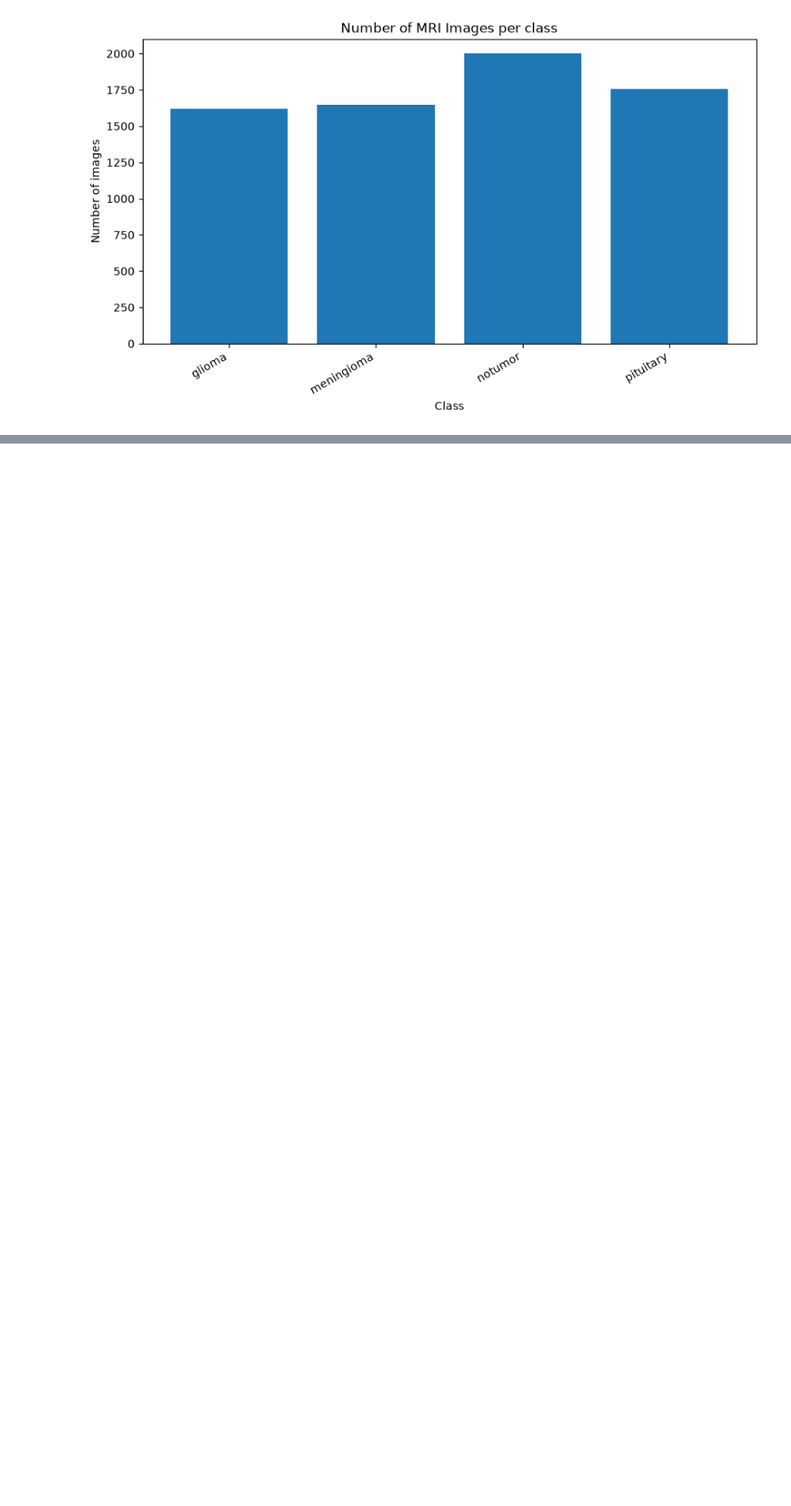
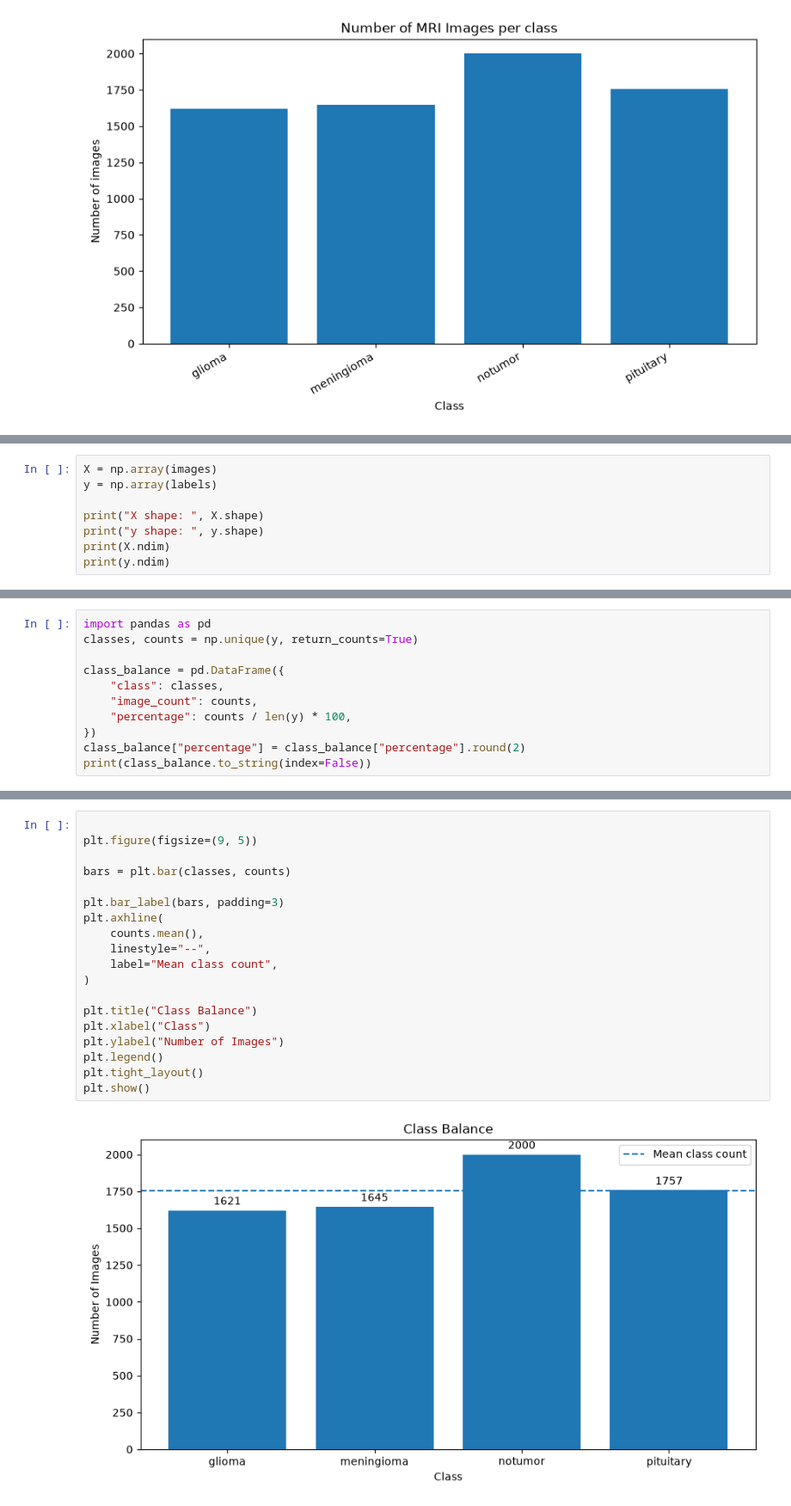
Before and after one commit to Moussa-Mohammed1/BrainScan, a Jupyter notebook: notebooks/01_exploration.ipynb, the cells around one changed output, grey strips where cells are left out. Shown at 86% size. Saved outputs shown, nothing was run; the diff lists cells and outputs as text; blank space fills up the shorter version.

```diff
--- a/notebooks/01_exploration.ipynb
+++ b/notebooks/01_exploration.ipynb
@@ -138,0 +303,8 @@ plt.show()
+# %%
+X = np.array(images)
+y = np.array(labels)
+
+print("X shape: ", X.shape)
+print("y shape: ", y.shape)
+print(X.ndim)
+print(y.ndim)
@@ -138,0 +326,11 @@ plt.show()
+# %%
+import pandas as pd
+classes, counts = np.unique(y, return_counts=True)
+
+class_balance = pd.DataFrame({
+    "class": classes,
+    "image_count": counts,
+    "percentage": counts / len(y) * 100,
+})
+class_balance["percentage"] = class_balance["percentage"].round(2)
+print(class_balance.to_string(index=False))
@@ -138,0 +355,21 @@ plt.show()
+# %%
+
+plt.figure(figsize=(9, 5))
+
+bars = plt.bar(classes, counts)
+
+plt.bar_label(bars, padding=3)
+plt.axhline(
+    counts.mean(),
+    linestyle="--",
+    label="Mean class count",
+)
+
+plt.title("Class Balance")
+plt.xlabel("Class")
+plt.ylabel("Number of Images")
+plt.legend()
+plt.tight_layout()
+plt.show()
+# %% [output]
+[figure, added]
```
Also changed, not shown: parts of 15 cells of this notebook.
